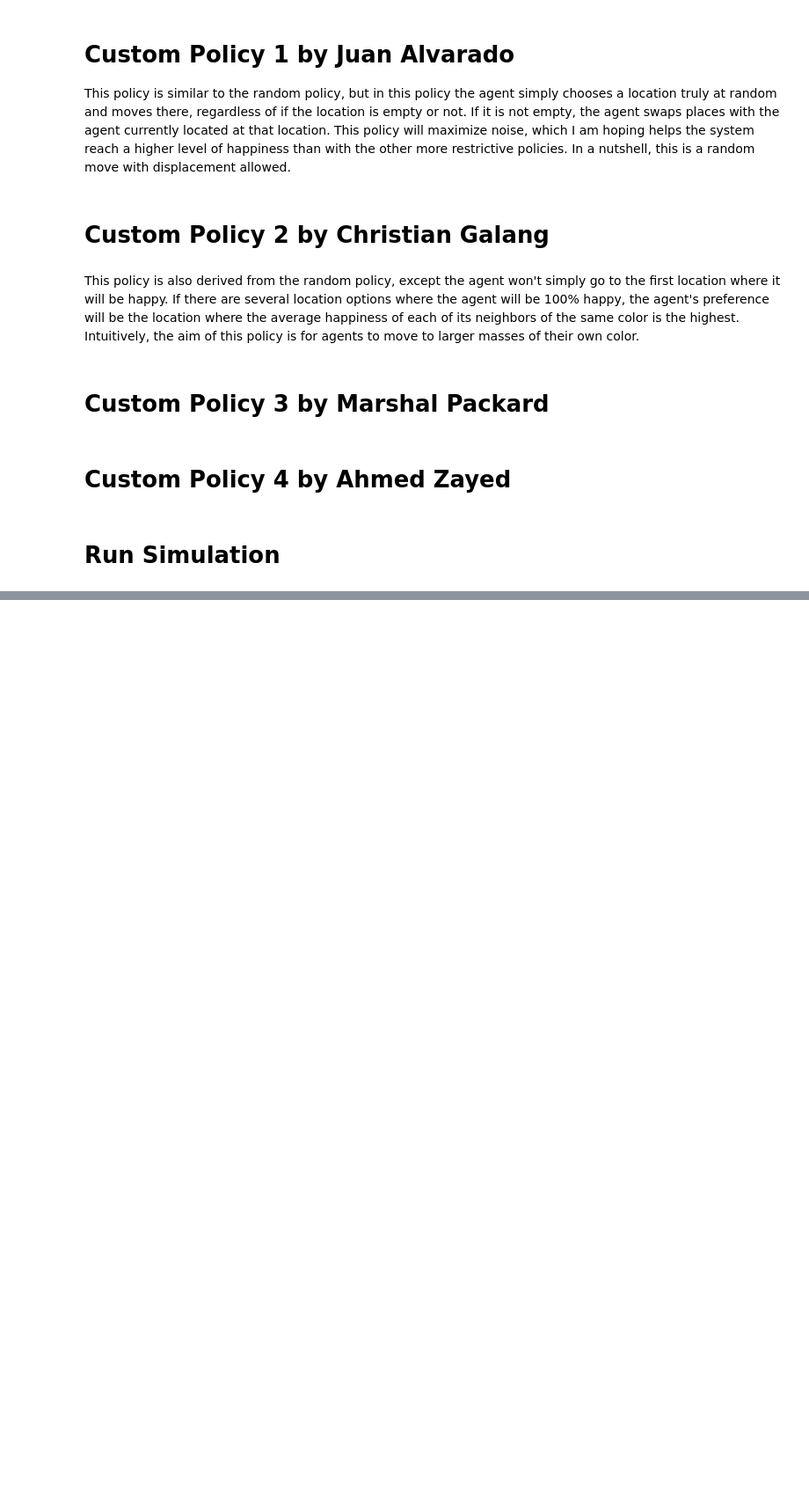
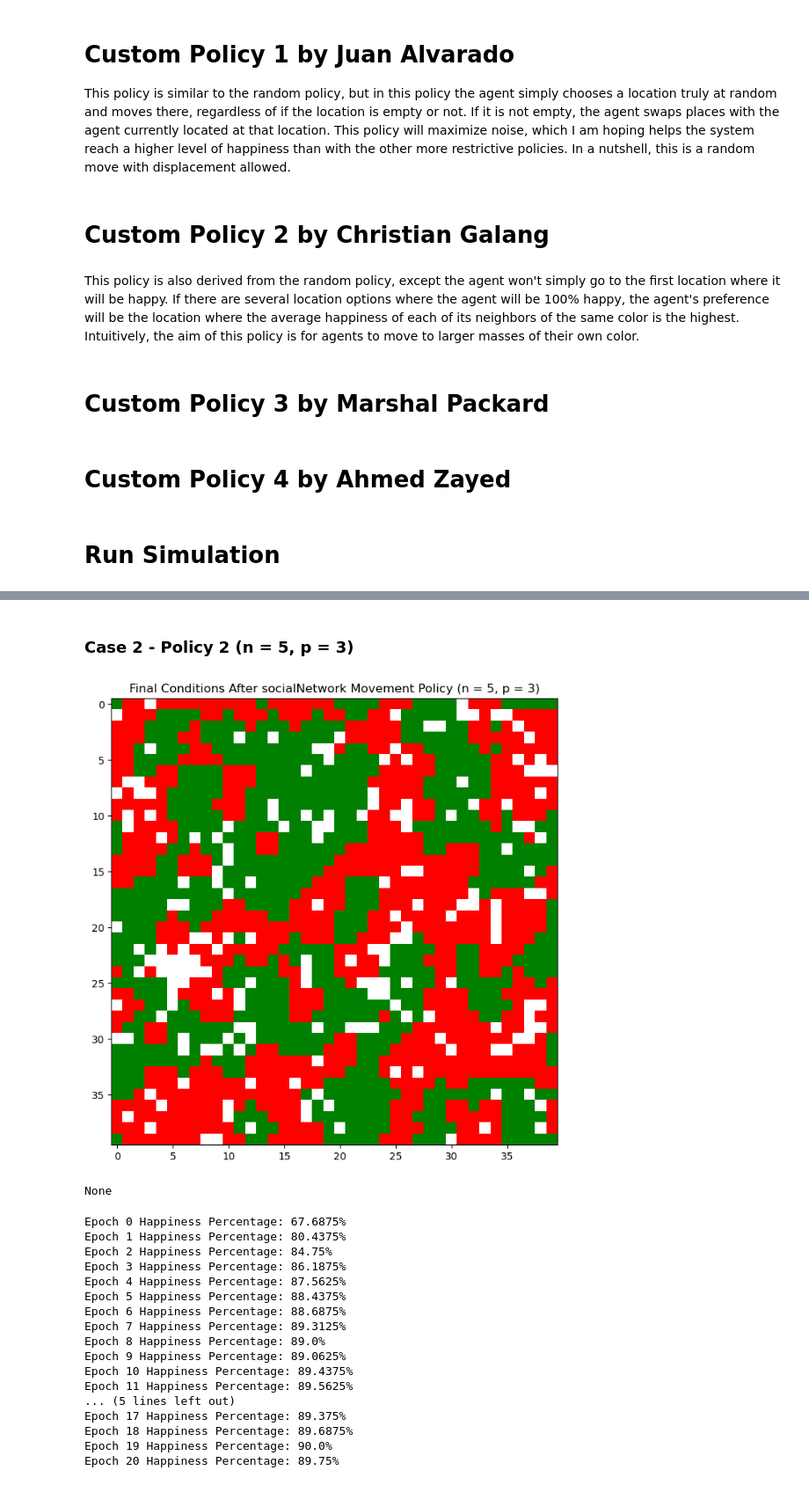
Before and after one commit to alvaraji/complexSystems, a Jupyter notebook: Homework 2/Homework2.ipynb, the cells around one changed output, grey strips where cells are left out. Shown at 88% size. Drawn from its saved outputs; the diff is of its cells as text; code cells hidden in the pictures; blank space fills up the shorter version.

```diff
--- a/Homework 2/Homework2.ipynb
+++ b/Homework 2/Homework2.ipynb
@@ -560,0 +589,36 @@ Epoch 20 Happiness Percentage: 89.5%
+# %% [markdown]
+### Case 2 - Policy 2 (n = 5, p = 3)
+# %%
+%matplotlib inline
+
+relocPolicy = "socialNetwork"
+friend_num = 5
+p = 3
+happiness_logs = []
+for s in range(20):
+  matrix, df = create_environment()
+  happiness = run_simulation(df, relocPolicy)
+  happiness_logs.append(happiness)
+happiness_logs_arr = np.array(happiness_logs)
+policy2_n5_p3_happiness_avgs = np.mean(happiness_logs_arr, axis=0)
+policy2_n5_p3_happiness_err = np.vstack((policy2_n5_p3_happiness_avgs - np.min(happiness_logs_arr, axis=0), np.max(happiness_logs_arr, axis=0) - policy2_n5_p3_happiness_avgs))
+# %% [output]
+[figure, added]
+None
+Epoch 0 Happiness Percentage: 67.6875%
+Epoch 1 Happiness Percentage: 80.4375%
+Epoch 2 Happiness Percentage: 84.75%
+Epoch 3 Happiness Percentage: 86.1875%
+Epoch 4 Happiness Percentage: 87.5625%
+Epoch 5 Happiness Percentage: 88.4375%
+Epoch 6 Happiness Percentage: 88.6875%
+Epoch 7 Happiness Percentage: 89.3125%
+Epoch 8 Happiness Percentage: 89.0%
+Epoch 9 Happiness Percentage: 89.0625%
+Epoch 10 Happiness Percentage: 89.4375%
+Epoch 11 Happiness Percentage: 89.5625%
+... (5 lines left out)
+Epoch 17 Happiness Percentage: 89.375%
+Epoch 18 Happiness Percentage: 89.6875%
+Epoch 19 Happiness Percentage: 90.0%
+Epoch 20 Happiness Percentage: 89.75%
```
Also changed, not shown: parts of 24 cells of this notebook.
